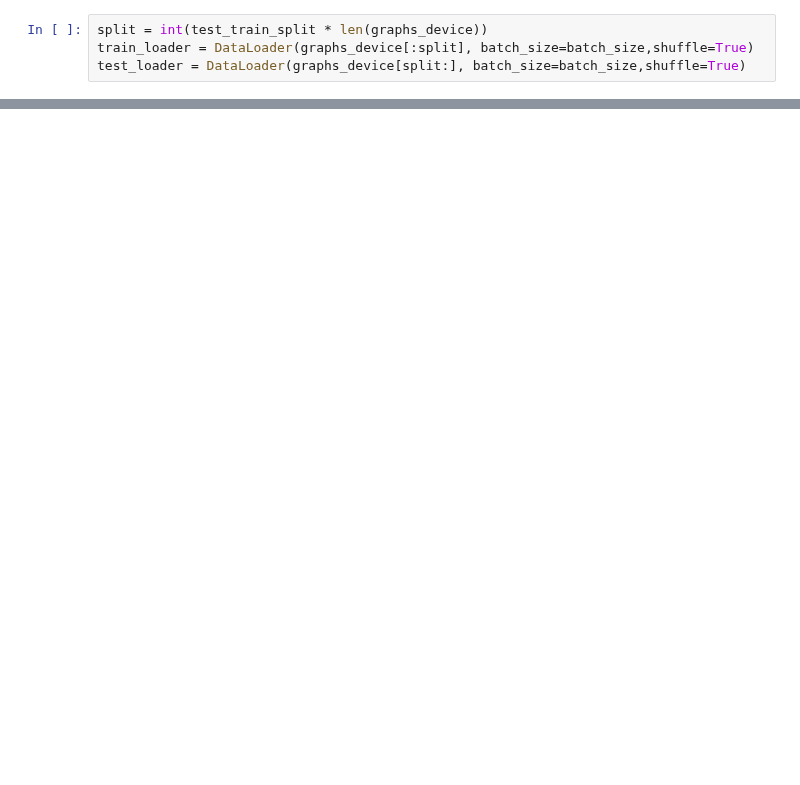
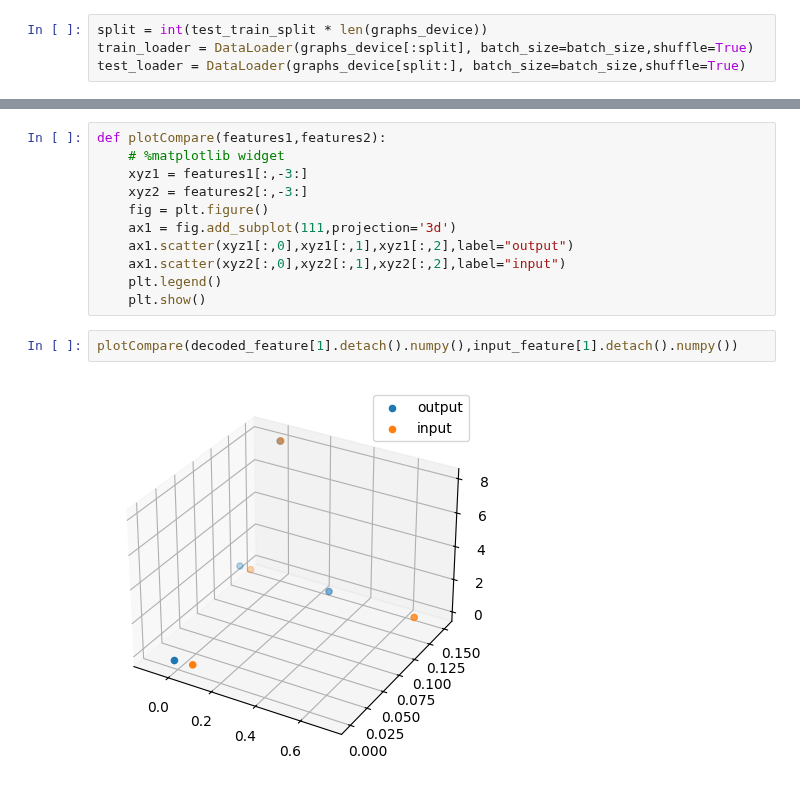
Before and after one commit to Imami-syed/watermodel, a Jupyter notebook: final/intra.ipynb, the cells around one changed output, grey strips where cells are left out. Saved outputs shown, nothing was run; the diff lists cells and outputs as text; blank space fills up the shorter version.

```diff
--- a/final/intra.ipynb
+++ b/final/intra.ipynb
@@ -355,0 +375,15 @@ plt.show()
+# %%
+def plotCompare(features1,features2):
+    # %matplotlib widget
+    xyz1 = features1[:,-3:]
+    xyz2 = features2[:,-3:]
+    fig = plt.figure()
+    ax1 = fig.add_subplot(111,projection='3d')
+    ax1.scatter(xyz1[:,0],xyz1[:,1],xyz1[:,2],label="output")
+    ax1.scatter(xyz2[:,0],xyz2[:,1],xyz2[:,2],label="input")
+    plt.legend()
+    plt.show()
+# %%
+plotCompare(decoded_feature[1].detach().numpy(),input_feature[1].detach().numpy())
+# %% [output]
+[figure, added]
```
Also changed, not shown: parts of 18 cells of this notebook, 30 other files.
